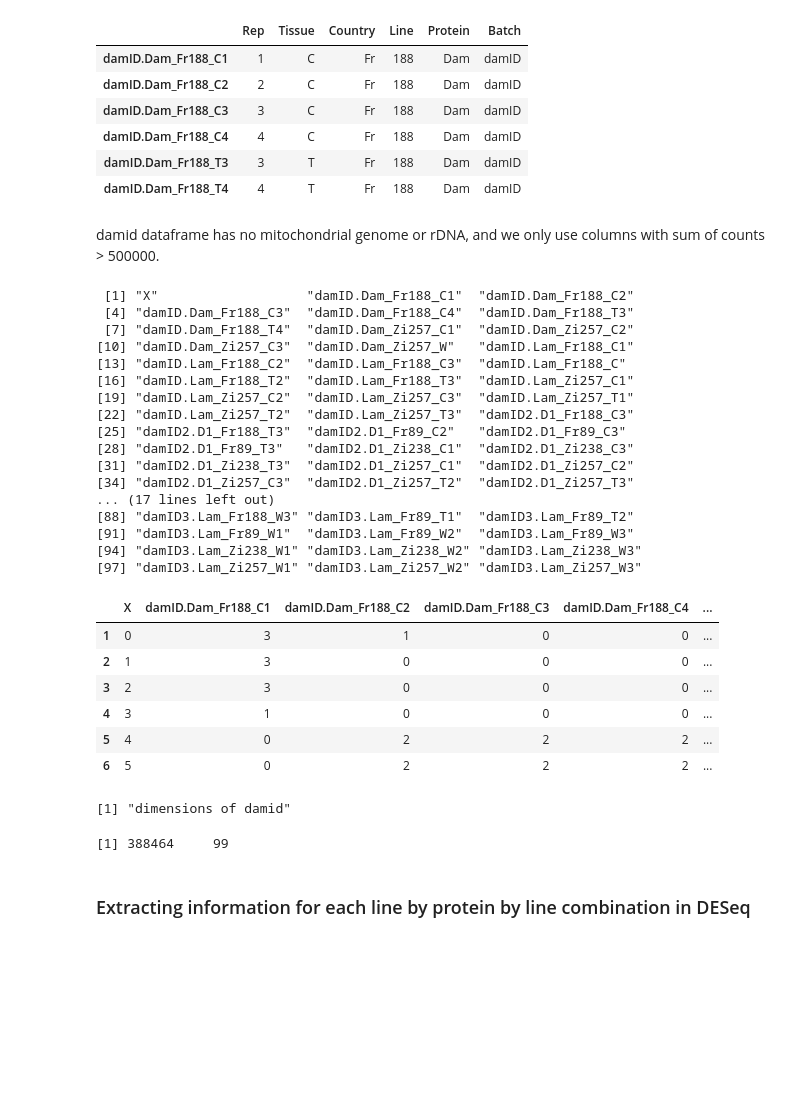
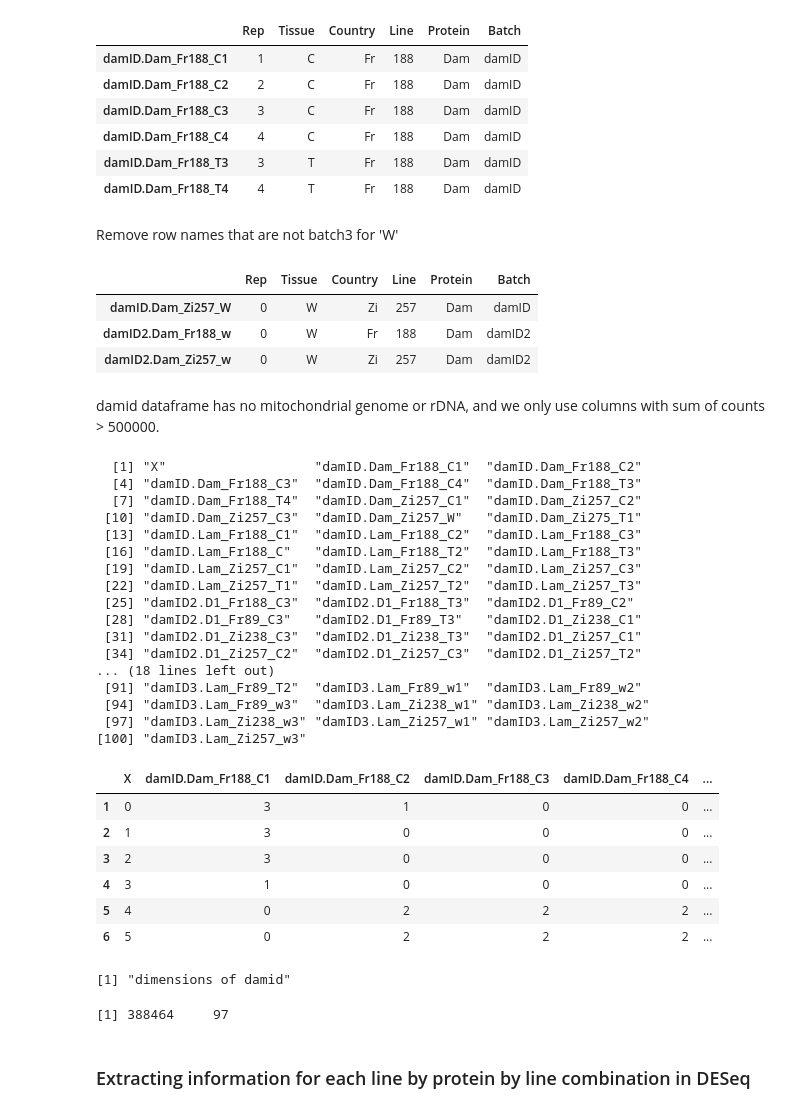
Before and after one commit to leandraking/SacktonProject, a Jupyter notebook: 20160519_DESeq_DamID-Copy1.ipynb, the cells around one changed output. Cells and saved outputs as stored; diff of their text form; code cells hidden in the pictures; blank space fills up the shorter version.

```diff
--- a/20160519_DESeq_DamID-Copy1.ipynb
+++ b/20160519_DESeq_DamID-Copy1.ipynb
@@ -64,4 +105,0 @@ What is line 275?  It's probably just a typo, and means 257.  There is already a
-# %%
-metadata[metadata$Line == '275',]
-metadata<-metadata[!(metadata$Line == '275'),]
-unique(metadata$Line)
@@ -71,0 +106,8 @@ unique(metadata$Line)
+# %%
+metadata$X <- as.character(metadata$X)
+metadata[metadata$Line == '275',]
+metadata[metadata$Line == '257' & metadata$Tissue == 'T' & metadata$protein == 'Dam',]
+metadata[11,1]<-'damID-Dam_Zi257_T3'
+metadata[11,]$Line<-257
+metadata[11,]$Rep<-3
+metadata[11,]
@@ -103,6 +153,17 @@ head(metadata)
 | damID.Dam_Fr188_C4 | 4 | C | Fr | 188 | Dam | damID |
 | damID.Dam_Fr188_T3 | 3 | T | Fr | 188 | Dam | damID |
 | damID.Dam_Fr188_T4 | 4 | T | Fr | 188 | Dam | damID |
+# %% [markdown]
+Remove row names that are not batch3 for 'W'
+# %%
+metadata[(metadata$Batch != 'damID3'& metadata$Tissue == 'W'),]
+removeWNotBatch3<-c('damID.Dam_Zi257_W','damID2.Dam_Fr188_w','damID2.Dam_Zi257_w')
+metadata<-metadata[-which(rownames(metadata) %in% removeWNotBatch3), ]
+# %% [output]
+|  | Rep | Tissue | Country | Line | Protein | Batch |
+| damID.Dam_Zi257_W | 0 | W | Zi | 257 | Dam | damID |
+| damID2.Dam_Fr188_w | 0 | W | Fr | 188 | Dam | damID2 |
+| damID2.Dam_Zi257_w | 0 | W | Zi | 257 | Dam | damID2 |
 # %% [markdown]
 damid dataframe has no mitochondrial genome or rDNA, and we only use columns with sum of counts > 500000.
 # %%
@@ -111,29 +172,35 @@ colnames(damid)
 colnames(damid)=gsub('w', 'W', colnames(damid))
 
 #Remove the column with 275:
-damid$damID.Dam_Zi275_T1<-NULL
+#damid$damID.Dam_Zi275_T1<-NULL
+colnames(damid)[colnames(damid) == 'damID.Dam_Zi275_T1'] <- 'damID.Dam_Zi257_T3'
+
+#Remove the W's that aren't batch3
+damid$damID.Dam_Zi257_W<-NULL
+damid$damID2.Dam_Fr188_W<-NULL
+damid$damID2.Dam_Zi257_W<-NULL
 
 head(damid)
 "dimensions of damid"
 dim(damid)
 # %% [output]
- [1] "X"                   "damID.Dam_Fr188_C1"  "damID.Dam_Fr188_C2"
- [4] "damID.Dam_Fr188_C3"  "damID.Dam_Fr188_C4"  "damID.Dam_Fr188_T3"
- [7] "damID.Dam_Fr188_T4"  "damID.Dam_Zi257_C1"  "damID.Dam_Zi257_C2"
-[10] "damID.Dam_Zi257_C3"  "damID.Dam_Zi257_W"   "damID.Lam_Fr188_C1"
-[13] "damID.Lam_Fr188_C2"  "damID.Lam_Fr188_C3"  "damID.Lam_Fr188_C"
-[16] "damID.Lam_Fr188_T2"  "damID.Lam_Fr188_T3"  "damID.Lam_Zi257_C1"
-[19] "damID.Lam_Zi257_C2"  "damID.Lam_Zi257_C3"  "damID.Lam_Zi257_T1"
-[22] "damID.Lam_Zi257_T2"  "damID.Lam_Zi257_T3"  "damID2.D1_Fr188_C3"
-[25] "damID2.D1_Fr188_T3"  "damID2.D1_Fr89_C2"   "damID2.D1_Fr89_C3"
-[28] "damID2.D1_Fr89_T3"   "damID2.D1_Zi238_C1"  "damID2.D1_Zi238_C3"
-[31] "damID2.D1_Zi238_T3"  "damID2.D1_Zi257_C1"  "damID2.D1_Zi257_C2"
-[34] "damID2.D1_Zi257_C3"  "damID2.D1_Zi257_T2"  "damID2.D1_Zi257_T3"
-... (17 lines left out)
-[88] "damID3.Lam_Fr188_W3" "damID3.Lam_Fr89_T1"  "damID3.Lam_Fr89_T2"
-[91] "damID3.Lam_Fr89_W1"  "damID3.Lam_Fr89_W2"  "damID3.Lam_Fr89_W3"
-[94] "damID3.Lam_Zi238_W1" "damID3.Lam_Zi238_W2" "damID3.Lam_Zi238_W3"
-[97] "damID3.Lam_Zi257_W1" "damID3.Lam_Zi257_W2" "damID3.Lam_Zi257_W3"
+  [1] "X"                   "damID.Dam_Fr188_C1"  "damID.Dam_Fr188_C2"
+  [4] "damID.Dam_Fr188_C3"  "damID.Dam_Fr188_C4"  "damID.Dam_Fr188_T3"
+  [7] "damID.Dam_Fr188_T4"  "damID.Dam_Zi257_C1"  "damID.Dam_Zi257_C2"
+ [10] "damID.Dam_Zi257_C3"  "damID.Dam_Zi257_W"   "damID.Dam_Zi275_T1"
+ [13] "damID.Lam_Fr188_C1"  "damID.Lam_Fr188_C2"  "damID.Lam_Fr188_C3"
+ [16] "damID.Lam_Fr188_C"   "damID.Lam_Fr188_T2"  "damID.Lam_Fr188_T3"
+ [19] "damID.Lam_Zi257_C1"  "damID.Lam_Zi257_C2"  "damID.Lam_Zi257_C3"
+ [22] "damID.Lam_Zi257_T1"  "damID.Lam_Zi257_T2"  "damID.Lam_Zi257_T3"
+ [25] "damID2.D1_Fr188_C3"  "damID2.D1_Fr188_T3"  "damID2.D1_Fr89_C2"
+ [28] "damID2.D1_Fr89_C3"   "damID2.D1_Fr89_T3"   "damID2.D1_Zi238_C1"
+ [31] "damID2.D1_Zi238_C3"  "damID2.D1_Zi238_T3"  "damID2.D1_Zi257_C1"
+ [34] "damID2.D1_Zi257_C2"  "damID2.D1_Zi257_C3"  "damID2.D1_Zi257_T2"
+... (18 lines left out)
+ [91] "damID3.Lam_Fr89_T2"  "damID3.Lam_Fr89_w1"  "damID3.Lam_Fr89_w2"
+ [94] "damID3.Lam_Fr89_w3"  "damID3.Lam_Zi238_w1" "damID3.Lam_Zi238_w2"
+ [97] "damID3.Lam_Zi238_w3" "damID3.Lam_Zi257_w1" "damID3.Lam_Zi257_w2"
+[100] "damID3.Lam_Zi257_w3"
 |  | X | damID.Dam_Fr188_C1 | damID.Dam_Fr188_C2 | damID.Dam_Fr188_C3 | damID.Dam_Fr188_C4 | ... |
 | 1 | 0 | 3 | 1 | 0 | 0 | ... |
 | 2 | 1 | 3 | 0 | 0 | 0 | ... |
@@ -142,7 +209,7 @@ dim(damid)
 | 5 | 4 | 0 | 2 | 2 | 2 | ... |
 | 6 | 5 | 0 | 2 | 2 | 2 | ... |
 [1] "dimensions of damid"
-[1] 388464     99
+[1] 388464     97
 # %% [markdown]
 ### Extracting information for each line by protein by line combination in DESeq
 # %% [markdown]
```
Also changed, not shown: parts of 10 cells of this notebook.
